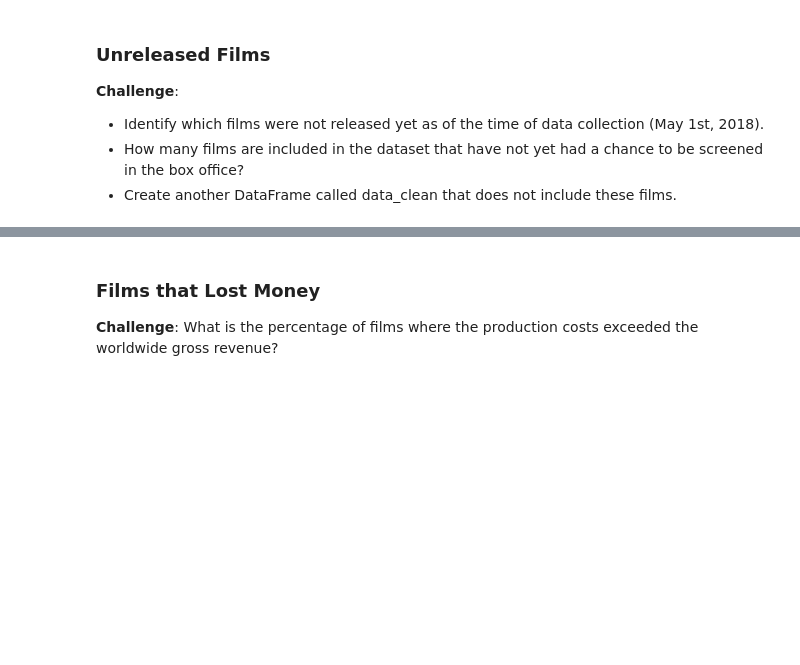
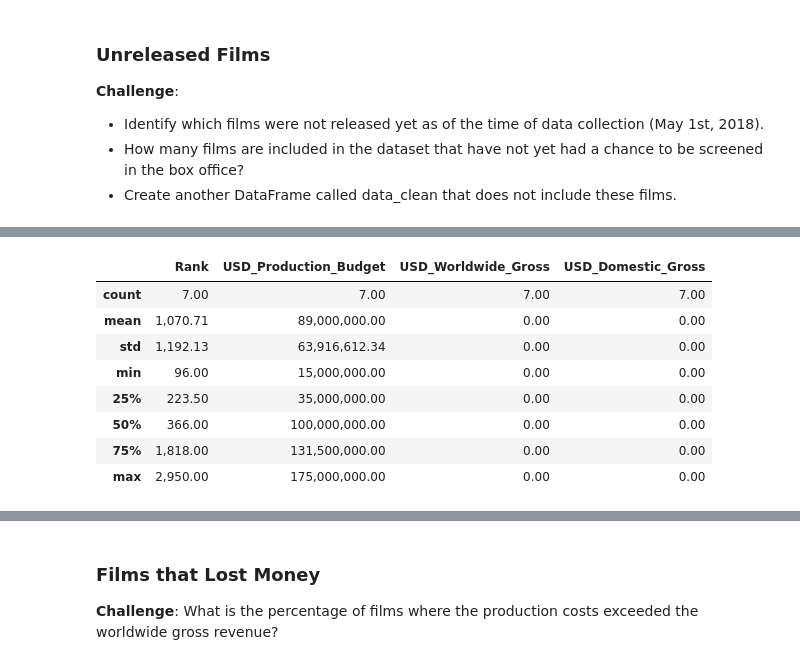
Before and after one commit to Joshua-Jenkins33/100DaysOfPython, a Jupyter notebook: 077_Day_77_Linear_Regression_and_Data_Visualization_with_Seaborn/Seaborn_and_Linear_Regression_(start).ipynb, the cells around one changed output, grey strips where cells are left out. Saved outputs shown, nothing was run; the diff lists cells and outputs as text; code cells hidden in the pictures; blank space fills up the shorter version.

```diff
--- a/077_Day_77_Linear_Regression_and_Data_Visualization_with_Seaborn/Seaborn_and_Linear_Regression_(start).ipynb
+++ b/077_Day_77_Linear_Regression_and_Data_Visualization_with_Seaborn/Seaborn_and_Linear_Regression_(start).ipynb
@@ -239,3 +249,6 @@ Hint: This time you'll have to use the `and` keyword.
 # %%
 # Date of Data Collection
 scrape_date = pd.Timestamp('2018-5-1')
+# %%
+films_not_released = data[data['Release_Date'] >= scrape_date]
+films_not_released.head()
@@ -241,0 +262,12 @@ scrape_date = pd.Timestamp('2018-5-1')
+# %%
+films_not_released.describe()
+# %% [output]
+|  | Rank | USD_Production_Budget | USD_Worldwide_Gross | USD_Domestic_Gross |
+| count | 7.00 | 7.00 | 7.00 | 7.00 |
+| mean | 1,070.71 | 89,000,000.00 | 0.00 | 0.00 |
+| std | 1,192.13 | 63,916,612.34 | 0.00 | 0.00 |
+| min | 96.00 | 15,000,000.00 | 0.00 | 0.00 |
+| 25% | 223.50 | 35,000,000.00 | 0.00 | 0.00 |
+| 50% | 366.00 | 100,000,000.00 | 0.00 | 0.00 |
+| 75% | 1,818.00 | 131,500,000.00 | 0.00 | 0.00 |
+| max | 2,950.00 | 175,000,000.00 | 0.00 | 0.00 |
```
Also changed, not shown: parts of 10 cells of this notebook, 1 other file.
